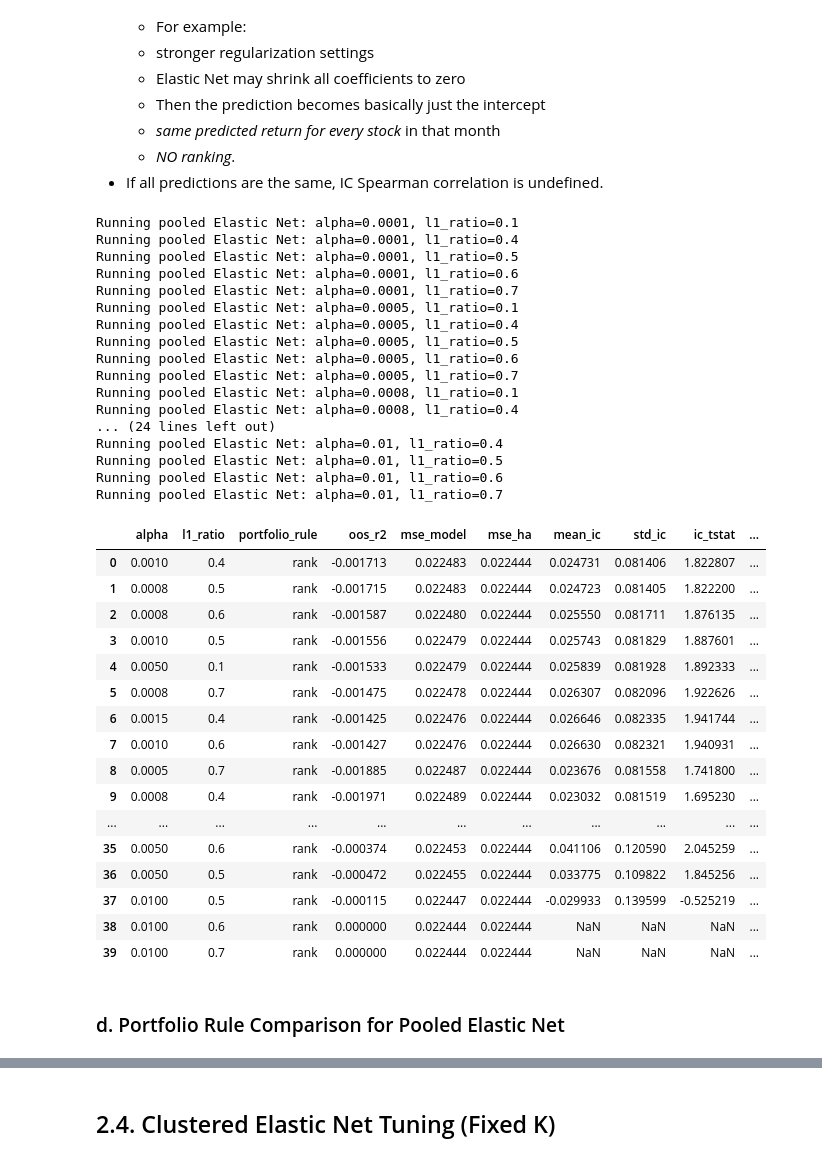
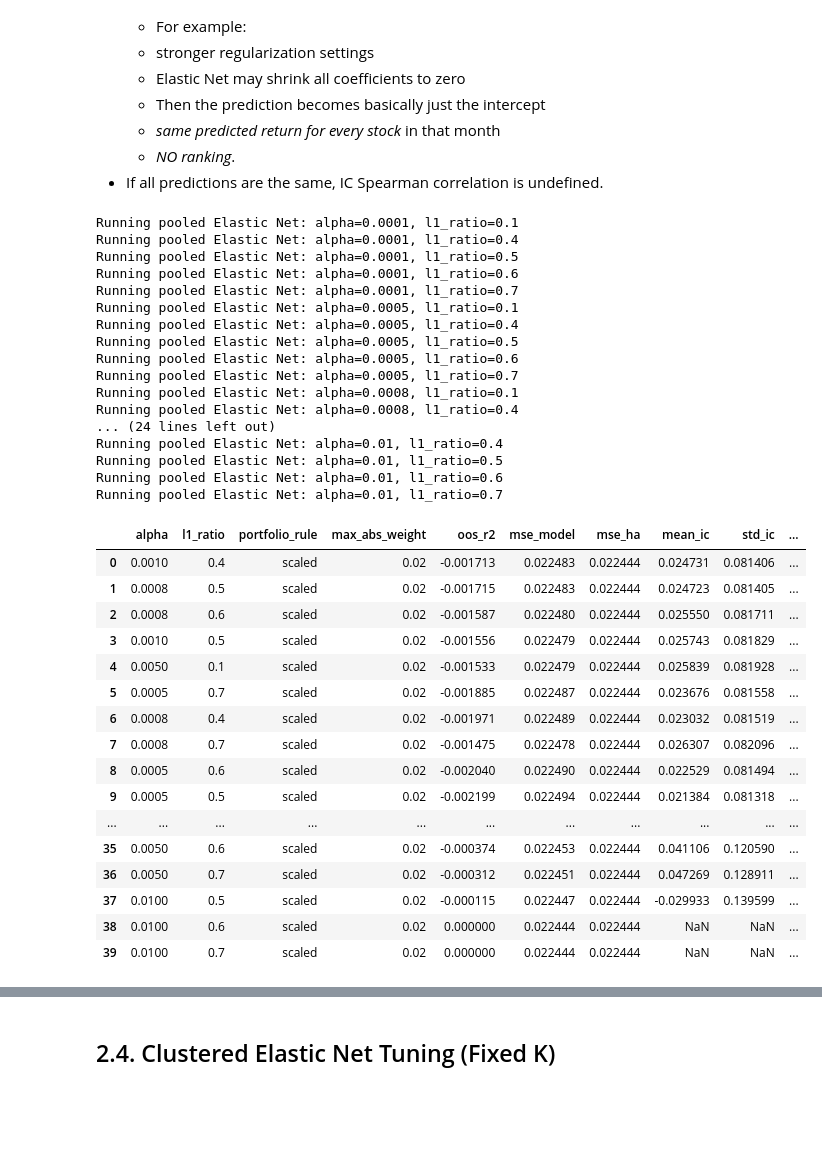
Before and after one commit to JackyJacky1029/FINA-4713-Group-9-Project, a Jupyter notebook: jkp_project.ipynb, the cells around one changed output, grey strips where cells are left out. Saved outputs shown, nothing was run; the diff lists cells and outputs as text; code cells hidden in the pictures; blank space fills up the shorter version.

```diff
--- a/jkp_project.ipynb
+++ b/jkp_project.ipynb
@@ -2398,6 +2057,7 @@ def tune_pooled_elasticnet(
     id_col="id",
     date_col="eom",
     min_stocks_per_month=20,
+    max_abs_weight=0.02,
     random_state=42
 ):
     """
@@ -2411,8 +2071,7 @@ def tune_pooled_elasticnet(
     1. Refit the model at each validation refit date.
     2. Predict the next 6-month validation block.
     3. Combine predictions across all validation blocks.
-    4. Convert predictions into portfolio returns using the fixed
-       rank-based long-short rule.
+    4. Convert predictions into portfolio returns using the fixed scaled-prediction long-short rule.
     5. Compare hyperparameters by validation performance.
 
     Returns
@@ -2489,18 +2148,16 @@ def tune_pooled_elasticnet(
         # Step 4: Evaluate this hyperparameter pair
         # ====================================================
 
-        results, pf_returns, monthly_ic, weight_df = evaluate_prediction_results_with_rule(
+        results, pf_returns, monthly_ic, weight_df = evaluate_prediction_results(
             pred_df=combined_pred_df,
             target_col=target_col,
-            portfolio_rule="rank",     # use rank rule for the initial pooled tuning table
             pred_col="y_pred",
             ha_pred_col="y_pred_ha",
             date_col=date_col,
             id_col=id_col,
             min_stocks_per_month=min_stocks_per_month,
-            max_abs_weight=None,
-            top_bottom_frac=0.2
-        )
+            max_abs_weight=max_abs_weight
+            )
 
         result_row = {
             "alpha": alpha,
@@ -2599,49 +2256,48 @@ pooled_enet_tuning_results, pooled_enet_outputs = tune_pooled_elasticnet(
     valid_update_window=valid_update_window,
     alpha_grid=alpha_grid_pooled,
     l1_ratio_grid=l1_ratio_grid_pooled,
     feature_cols=log_prediction_features,
     target_col=target,
     id_col="id",
     date_col="eom",
     min_stocks_per_month=20,
+    max_abs_weight=max_abs_weight_star,
     random_state=42
 )
 
 display(pooled_enet_tuning_results)
 # %% [output]
 Running pooled Elastic Net: alpha=0.0001, l1_ratio=0.1
 Running pooled Elastic Net: alpha=0.0001, l1_ratio=0.4
 Running pooled Elastic Net: alpha=0.0001, l1_ratio=0.5
 Running pooled Elastic Net: alpha=0.0001, l1_ratio=0.6
 Running pooled Elastic Net: alpha=0.0001, l1_ratio=0.7
 Running pooled Elastic Net: alpha=0.0005, l1_ratio=0.1
 Running pooled Elastic Net: alpha=0.0005, l1_ratio=0.4
 Running pooled Elastic Net: alpha=0.0005, l1_ratio=0.5
 Running pooled Elastic Net: alpha=0.0005, l1_ratio=0.6
 Running pooled Elastic Net: alpha=0.0005, l1_ratio=0.7
 Running pooled Elastic Net: alpha=0.0008, l1_ratio=0.1
 Running pooled Elastic Net: alpha=0.0008, l1_ratio=0.4
 ... (24 lines left out)
 Running pooled Elastic Net: alpha=0.01, l1_ratio=0.4
 Running pooled Elastic Net: alpha=0.01, l1_ratio=0.5
 Running pooled Elastic Net: alpha=0.01, l1_ratio=0.6
 Running pooled Elastic Net: alpha=0.01, l1_ratio=0.7
-|  | alpha | l1_ratio | portfolio_rule | oos_r2 | mse_model | mse_ha | mean_ic | std_ic | ic_tstat | ... |
-| 0 | 0.0010 | 0.4 | rank | -0.001713 | 0.022483 | 0.022444 | 0.024731 | 0.081406 | 1.822807 | ... |
-| 1 | 0.0008 | 0.5 | rank | -0.001715 | 0.022483 | 0.022444 | 0.024723 | 0.081405 | 1.822200 | ... |
-| 2 | 0.0008 | 0.6 | rank | -0.001587 | 0.022480 | 0.022444 | 0.025550 | 0.081711 | 1.876135 | ... |
-| 3 | 0.0010 | 0.5 | rank | -0.001556 | 0.022479 | 0.022444 | 0.025743 | 0.081829 | 1.887601 | ... |
-| 4 | 0.0050 | 0.1 | rank | -0.001533 | 0.022479 | 0.022444 | 0.025839 | 0.081928 | 1.892333 | ... |
-| 5 | 0.0008 | 0.7 | rank | -0.001475 | 0.022478 | 0.022444 | 0.026307 | 0.082096 | 1.922626 | ... |
-| 6 | 0.0015 | 0.4 | rank | -0.001425 | 0.022476 | 0.022444 | 0.026646 | 0.082335 | 1.941744 | ... |
-| 7 | 0.0010 | 0.6 | rank | -0.001427 | 0.022476 | 0.022444 | 0.026630 | 0.082321 | 1.940931 | ... |
-| 8 | 0.0005 | 0.7 | rank | -0.001885 | 0.022487 | 0.022444 | 0.023676 | 0.081558 | 1.741800 | ... |
-| 9 | 0.0008 | 0.4 | rank | -0.001971 | 0.022489 | 0.022444 | 0.023032 | 0.081519 | 1.695230 | ... |
+|  | alpha | l1_ratio | portfolio_rule | max_abs_weight | oos_r2 | mse_model | mse_ha | mean_ic | std_ic | ... |
+| 0 | 0.0010 | 0.4 | scaled | 0.02 | -0.001713 | 0.022483 | 0.022444 | 0.024731 | 0.081406 | ... |
+| 1 | 0.0008 | 0.5 | scaled | 0.02 | -0.001715 | 0.022483 | 0.022444 | 0.024723 | 0.081405 | ... |
+| 2 | 0.0008 | 0.6 | scaled | 0.02 | -0.001587 | 0.022480 | 0.022444 | 0.025550 | 0.081711 | ... |
+| 3 | 0.0010 | 0.5 | scaled | 0.02 | -0.001556 | 0.022479 | 0.022444 | 0.025743 | 0.081829 | ... |
+| 4 | 0.0050 | 0.1 | scaled | 0.02 | -0.001533 | 0.022479 | 0.022444 | 0.025839 | 0.081928 | ... |
+| 5 | 0.0005 | 0.7 | scaled | 0.02 | -0.001885 | 0.022487 | 0.022444 | 0.023676 | 0.081558 | ... |
+| 6 | 0.0008 | 0.4 | scaled | 0.02 | -0.001971 | 0.022489 | 0.022444 | 0.023032 | 0.081519 | ... |
+| 7 | 0.0008 | 0.7 | scaled | 0.02 | -0.001475 | 0.022478 | 0.022444 | 0.026307 | 0.082096 | ... |
+| 8 | 0.0005 | 0.6 | scaled | 0.02 | -0.002040 | 0.022490 | 0.022444 | 0.022529 | 0.081494 | ... |
+| 9 | 0.0005 | 0.5 | scaled | 0.02 | -0.002199 | 0.022494 | 0.022444 | 0.021384 | 0.081318 | ... |
 | ... | ... | ... | ... | ... | ... | ... | ... | ... | ... | ... |
-| 35 | 0.0050 | 0.6 | rank | -0.000374 | 0.022453 | 0.022444 | 0.041106 | 0.120590 | 2.045259 | ... |
-| 36 | 0.0050 | 0.5 | rank | -0.000472 | 0.022455 | 0.022444 | 0.033775 | 0.109822 | 1.845256 | ... |
-| 37 | 0.0100 | 0.5 | rank | -0.000115 | 0.022447 | 0.022444 | -0.029933 | 0.139599 | -0.525219 | ... |
-| 38 | 0.0100 | 0.6 | rank | 0.000000 | 0.022444 | 0.022444 | NaN | NaN | NaN | ... |
-| 39 | 0.0100 | 0.7 | rank | 0.000000 | 0.022444 | 0.022444 | NaN | NaN | NaN | ... |
+| 35 | 0.0050 | 0.6 | scaled | 0.02 | -0.000374 | 0.022453 | 0.022444 | 0.041106 | 0.120590 | ... |
+| 36 | 0.0050 | 0.7 | scaled | 0.02 | -0.000312 | 0.022451 | 0.022444 | 0.047269 | 0.128911 | ... |
+| 37 | 0.0100 | 0.5 | scaled | 0.02 | -0.000115 | 0.022447 | 0.022444 | -0.029933 | 0.139599 | ... |
+| 38 | 0.0100 | 0.6 | scaled | 0.02 | 0.000000 | 0.022444 | 0.022444 | NaN | NaN | ... |
+| 39 | 0.0100 | 0.7 | scaled | 0.02 | 0.000000 | 0.022444 | 0.022444 | NaN | NaN | ... |
-# %% [markdown]
-### d. Portfolio Rule Comparison for Pooled Elastic Net
```
Also changed, not shown: parts of 52 cells of this notebook.
